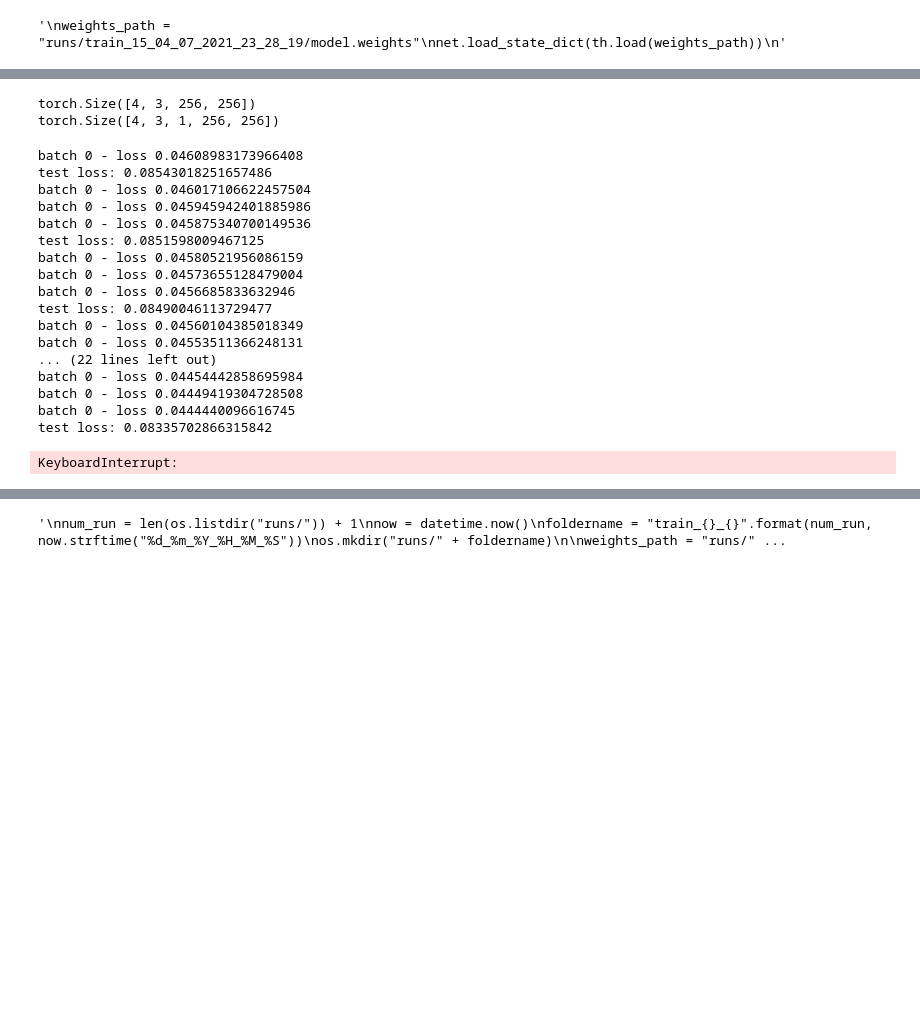
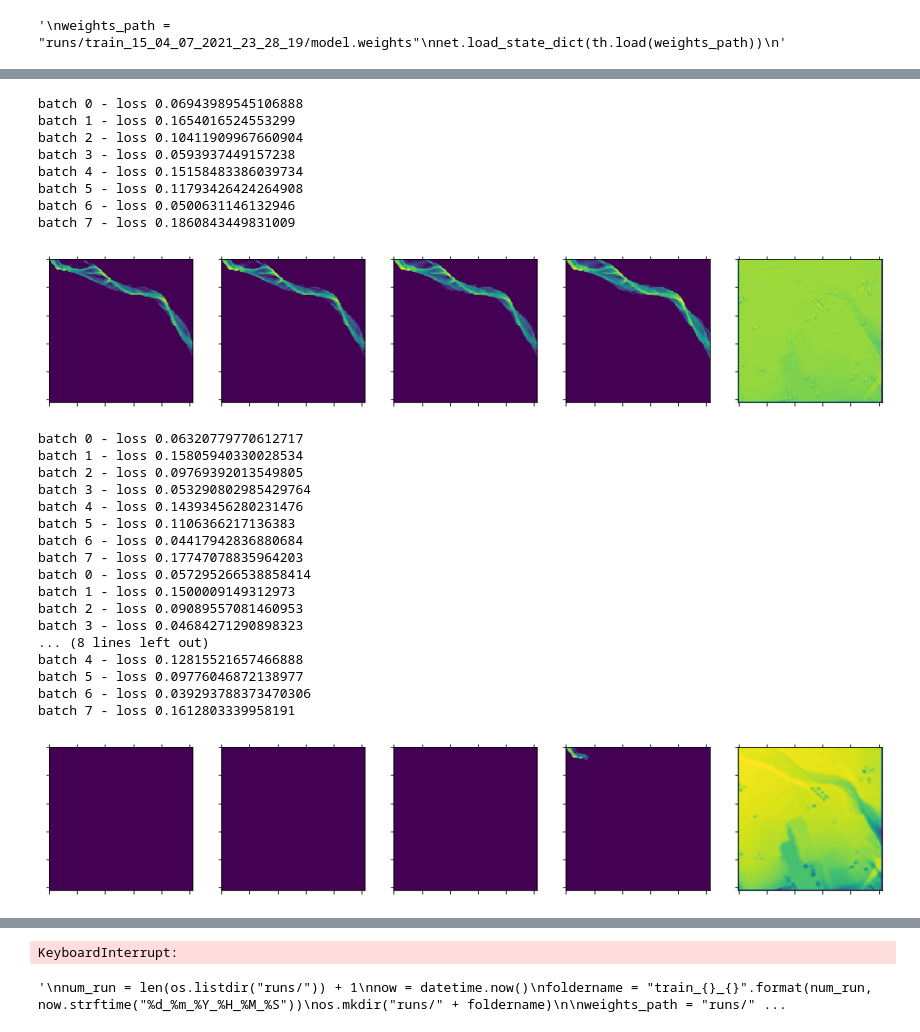
Before and after one commit to halixness/deepSWE, a Jupyter notebook: ram_torch_resnet_ae.ipynb, the cells around one changed output, grey strips where cells are left out. Drawn from its saved outputs; the diff is of its cells as text; code cells hidden in the pictures; blank space fills up the shorter version.

```diff
--- a/ram_torch_resnet_ae.ipynb
+++ b/ram_torch_resnet_ae.ipynb
@@ -170,14 +198,6 @@ y_test = y_test.permute(0, 1, 5, 2, 3, 4)
 losses = []
 errors = []
 test_errors = []
-# %%
-_, last_states = net(X_train[0])
-h = last_states[0][-1]  # 0 for layer index, 0 for h index
-print(h.shape)
-print(y_train[0].shape)
-# %% [output]
-torch.Size([4, 3, 256, 256])
-torch.Size([4, 3, 1, 256, 256])
 # %%
 epochs = 200
 
@@ -199,57 +219,69 @@ for epoch in range(epochs):  # loop over the dataset multiple times
 
         # print statistics
         running_loss += loss.item()
         losses.append(loss.item())
 
         print("batch {} - loss {}".format(i, loss.item()))
 
     if epoch % 3 == 0:
 
-        k = np.random.randint(len(X_test))
+        k = np.random.randint(len(X_train))
 
-        _, last_states = net(X_test[k])
+        _, last_states = net(X_train[k])
         outputs = last_states[0][-1]  # 0 for layer index, 0 for h index
 
-        test_loss = criterion(outputs[0],  y_test[k,:,:,0,:,:])
-        print("test loss: {}".format(test_loss.item()))
+        test_loss = criterion(outputs[0],  y_train[k,:,:,0,:,:])
+        #print("test loss: {}".format(test_loss.item()))
 
         #------------------------------
-        '''
-        fig, axs = plt.subplots(1, outputs[0].shape[0], figsize=(plotsize,plotsize))
+        fig, axs = plt.subplots(1, X_train.shape[2] + 1, figsize=(plotsize,plotsize))
 
         for ax in axs:
             ax.set_yticklabels([])
             ax.set_xticklabels([])
 
-        for j,frame in enumerate(outputs[0]):
-            axs[j].matshow(frame[0].cpu().detach().numpy())
+        # pick random datapoint from batch
+        x = np.random.randint(X_train[k].shape[0])
+
+        for i,frame in enumerate(X_train[k,x]):
+            axs[i].matshow(frame[0].cpu().detach().numpy())
+
+        axs[i+1].matshow(outputs[x][0].cpu().detach().numpy())
 
         plt.show()
-        '''
         #------------------------------
 
         #if epoch % 10 == 0:
         #    print('[%d, %5d] loss: %.3f' %
         #          (epoch + 1, i + 1, running_loss / 2000))
         #    running_loss = 0.0
 
 print('Finished Training')
 # %% [output]
-batch 0 - loss 0.04608983173966408
-test loss: 0.08543018251657486
-batch 0 - loss 0.046017106622457504
-batch 0 - loss 0.045945942401885986
-batch 0 - loss 0.045875340700149536
-test loss: 0.0851598009467125
-batch 0 - loss 0.04580521956086159
-batch 0 - loss 0.04573655128479004
-batch 0 - loss 0.0456685833632946
-test loss: 0.08490046113729477
-batch 0 - loss 0.04560104385018349
-batch 0 - loss 0.04553511366248131
-... (22 lines left out)
-batch 0 - loss 0.04454442858695984
-batch 0 - loss 0.04449419304728508
-batch 0 - loss 0.0444440096616745
-test loss: 0.08335702866315842
+batch 0 - loss 0.06943989545106888
+batch 1 - loss 0.1654016524553299
+batch 2 - loss 0.10411909967660904
+batch 3 - loss 0.0593937449157238
+batch 4 - loss 0.15158483386039734
+batch 5 - loss 0.11793426424264908
+batch 6 - loss 0.0500631146132946
+batch 7 - loss 0.1860843449831009
+[figure, added]
-KeyboardInterrupt:
+batch 0 - loss 0.06320779770612717
+batch 1 - loss 0.15805940330028534
+batch 2 - loss 0.09769392013549805
+batch 3 - loss 0.053290802985429764
+batch 4 - loss 0.14393456280231476
+batch 5 - loss 0.1106366217136383
+batch 6 - loss 0.04417942836880684
+batch 7 - loss 0.17747078835964203
+batch 0 - loss 0.057295266538858414
+batch 1 - loss 0.1500009149312973
+batch 2 - loss 0.09089557081460953
+batch 3 - loss 0.04684271290898323
+... (8 lines left out)
+batch 4 - loss 0.12815521657466888
+batch 5 - loss 0.09776046872138977
+batch 6 - loss 0.039293788373470306
+batch 7 - loss 0.1612803339958191
+[figure, added]
@@ -256,3 +307,4 @@ KeyboardInterrupt:
+KeyboardInterrupt:
 # %%
 '''
 num_run = len(os.listdir("runs/")) + 1
```
Also changed, not shown: parts of 12 cells of this notebook, 3 other files.
